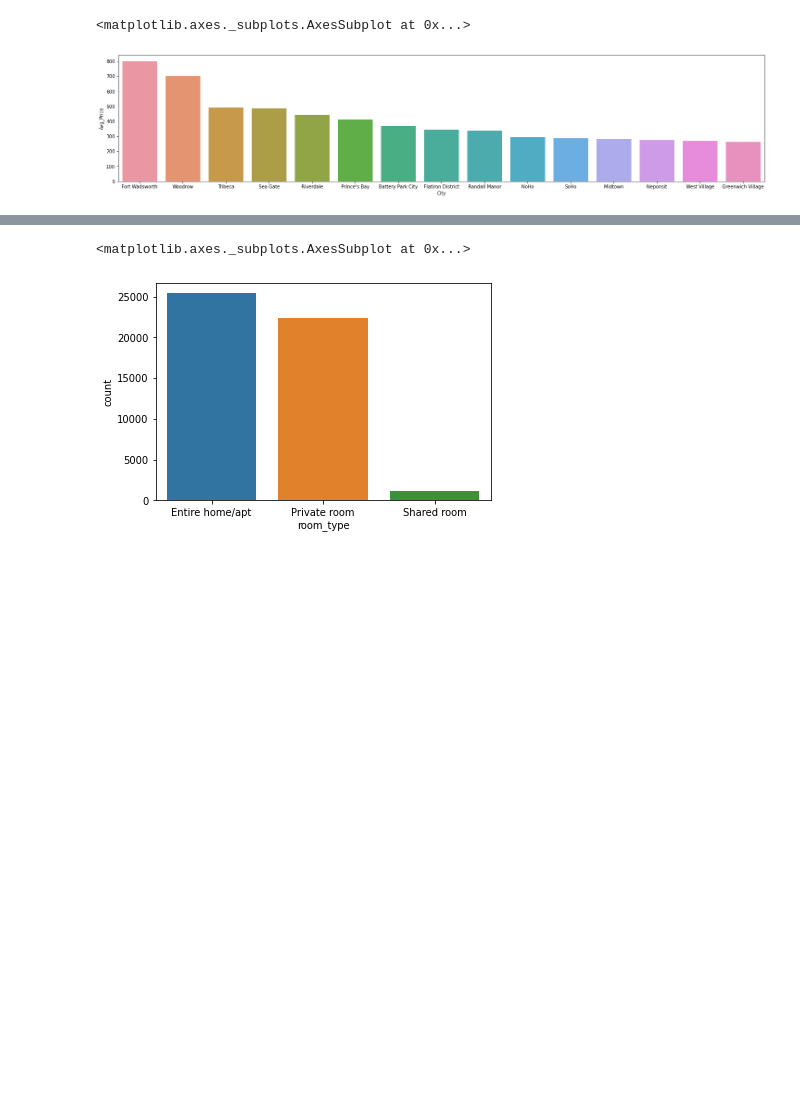
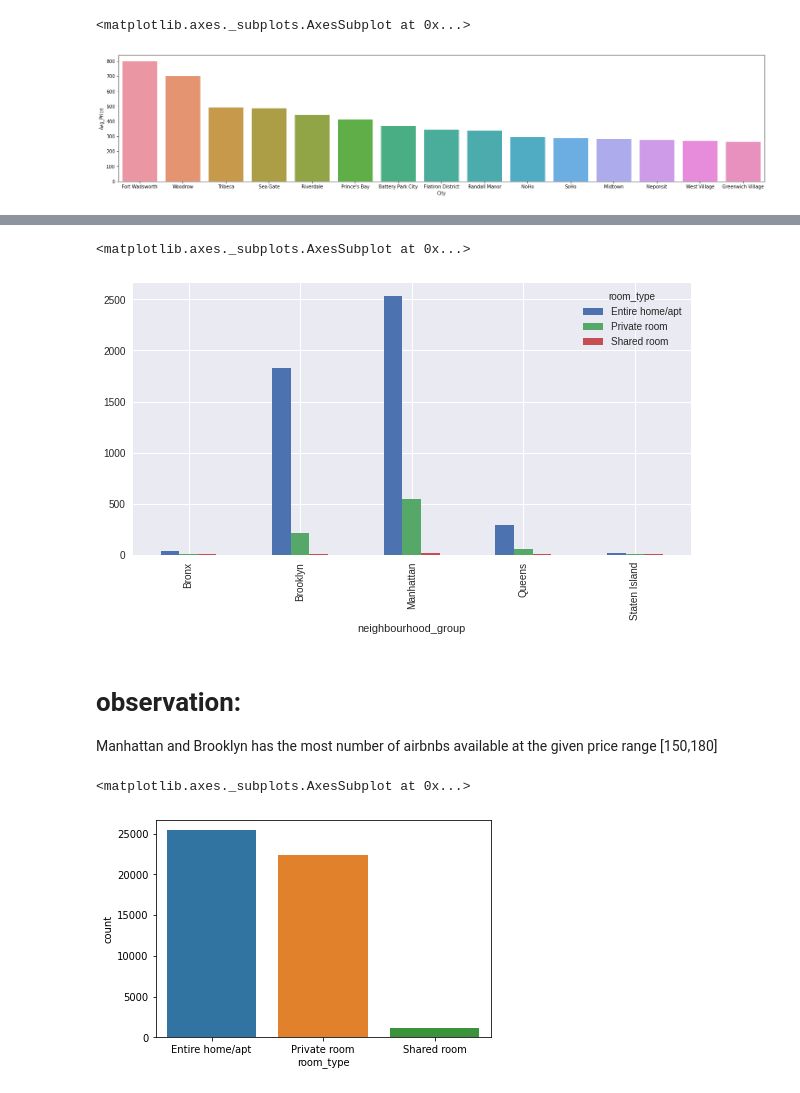
Before and after one commit to khannana/airbnb_EDA_project_1, a Jupyter notebook: Copy_of_Airbnb_Bookings_Analysis_Capstone_Project.ipynb, the cells around one changed output, grey strips where cells are left out. Saved outputs shown, nothing was run; the diff lists cells and outputs as text; code cells hidden in the pictures; blank space fills up the shorter version.

```diff
--- a/Copy_of_Airbnb_Bookings_Analysis_Capstone_Project.ipynb
+++ b/Copy_of_Airbnb_Bookings_Analysis_Capstone_Project.ipynb
@@ -217,0 +234,6 @@ sns.barplot(x= "City", y = "Avg_Price", data = city_and_avg_price)
+# %%
+airbnb_data_req = airbnb_df[(airbnb_df["price"] > 150) | (airbnb_df["price"] == 150)]
+airbnb_data_req = airbnb_data_req[(airbnb_data_req["price"] < 180) | (airbnb_data_req["price"] == 180)]
+airbnb_data_req
+airbnb_df_req_price_range_df = airbnb_data_req.groupby(["neighbourhood_group","room_type"]).size().reset_index().rename(columns =({0:"Number_of_airbnbs"}))
+airbnb_df_req_price_range_df
@@ -218,3 +257,11 @@ sns.barplot(x= "City", y = "Avg_Price", data = city_and_avg_price)
+# %%
+pd.pivot_table(airbnb_df_req_price_range_df, index ="neighbourhood_group", columns ="room_type", values = "Number_of_airbnbs").plot.bar(figsize = (10, 5))
+# %% [output]
+<matplotlib.axes._subplots.AxesSubplot at 0x...>
+[figure, added]
+# %% [markdown]
+# observation:
+Manhattan and Brooklyn has the most number of airbnbs available at the given price range [150,180]
 # %%
 room_type_with_count = airbnb_df['room_type'].value_counts().reset_index().rename(columns = {"index":"room_type","room_type":"count"})
 # %%
```
Also changed, not shown: parts of 30 cells of this notebook.
